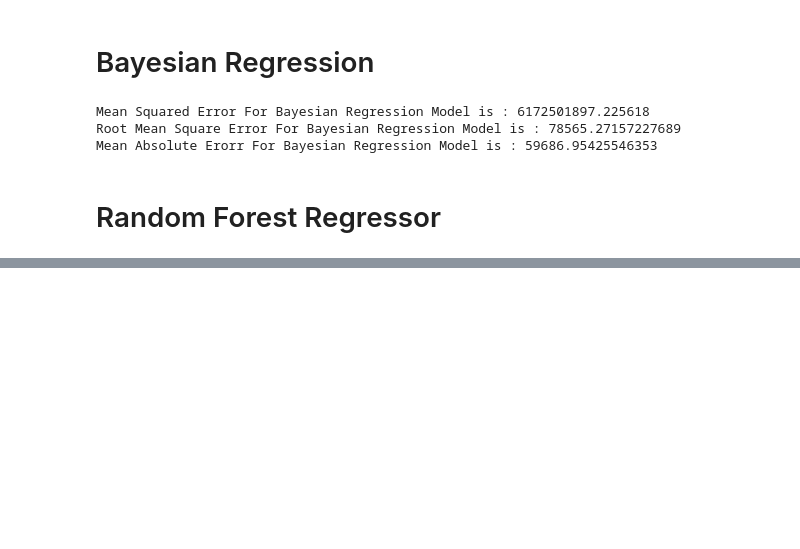
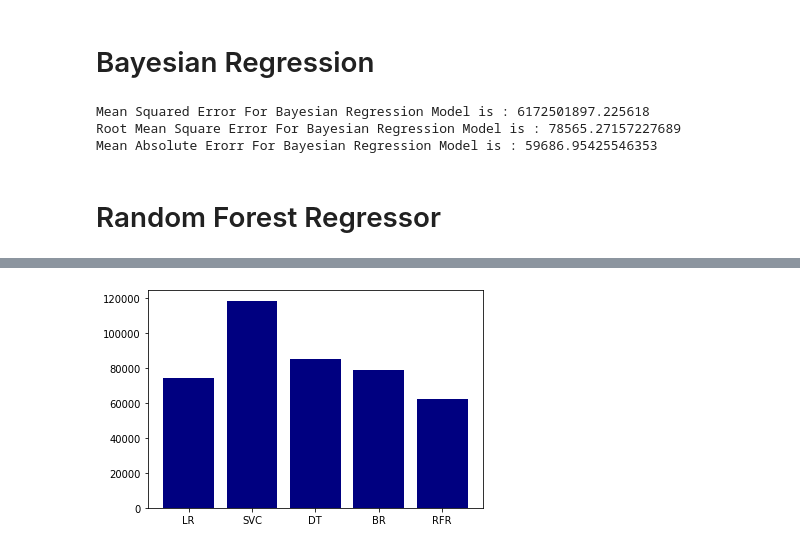
Before and after one commit to anuragbansal009/DMA-LabWork, a Jupyter notebook: Regression Models Housing Dataset.ipynb, the cells around one changed output, grey strips where cells are left out. Drawn from its saved outputs; the diff is of its cells as text; code cells hidden in the pictures; blank space fills up the shorter version.

```diff
--- a/Regression Models Housing Dataset.ipynb
+++ b/Regression Models Housing Dataset.ipynb
@@ -220,0 +281,6 @@ Mean Absolute Erorr For Random Forest Model is : 42536.72995155039
+# %%
+plt.bar(mse, rootMeanSquare, color ='navy')
+plt.xticks(mse, modelName)
+plt.show()
+# %% [output]
+[figure, added]
```
Also changed, not shown: parts of 10 cells of this notebook.
